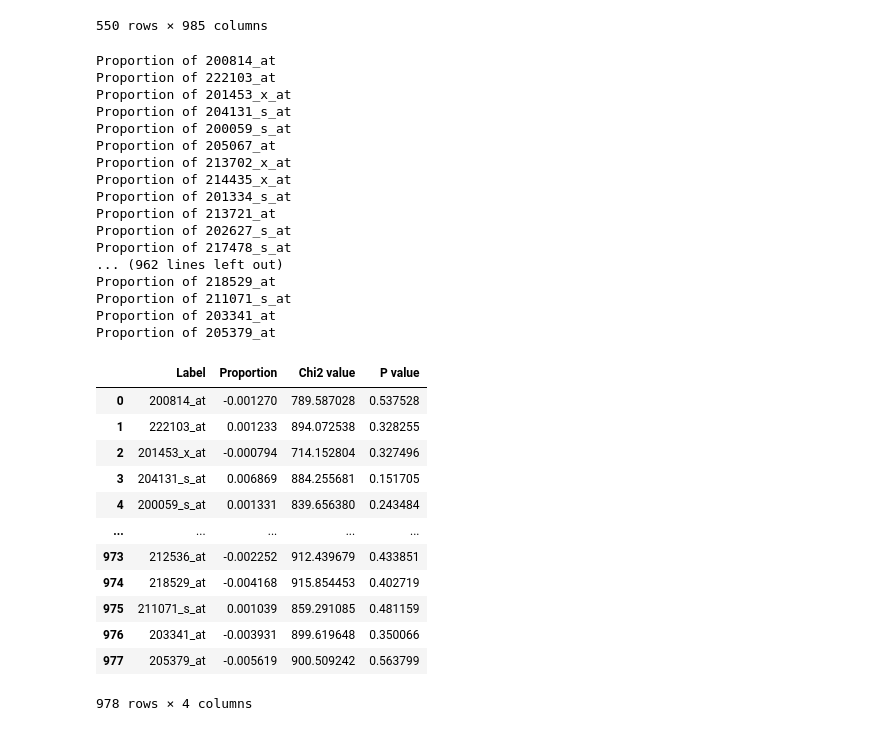
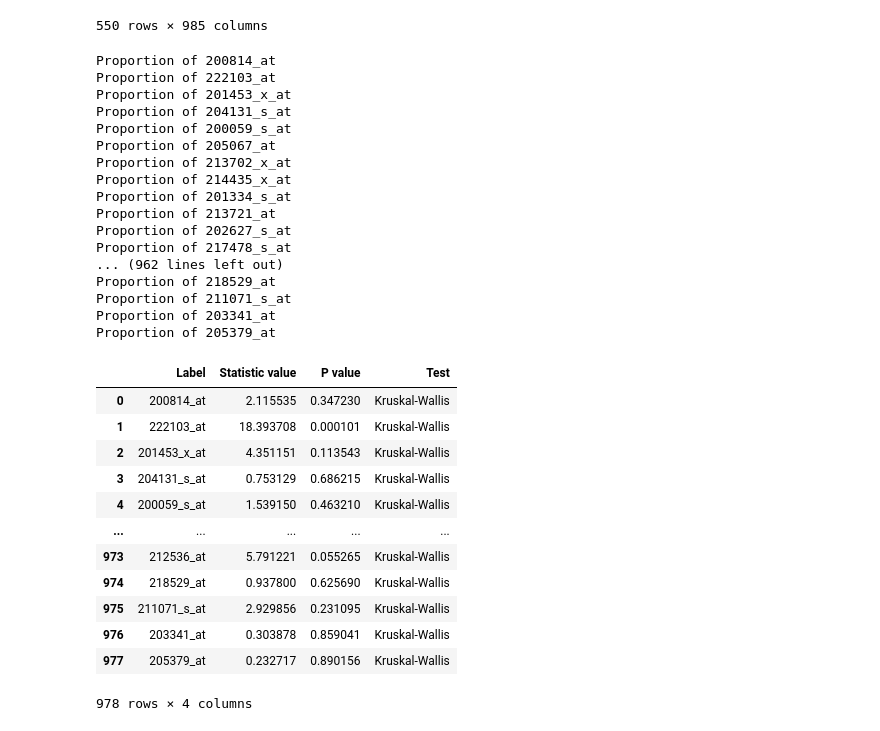
Before and after one commit to srijitseal/DICTrank, a Jupyter notebook: 12_Analyse_DICTrank/05_Predictive_GE_DICTrank.ipynb, the cells around one changed output. Drawn from its saved outputs; the diff is of its cells as text; code cells hidden in the pictures.

```diff
--- a/12_Analyse_DICTrank/05_Predictive_GE_DICTrank.ipynb
+++ b/12_Analyse_DICTrank/05_Predictive_GE_DICTrank.ipynb
@@ -63,11 +63,12 @@ merged_df
 import pandas as pd
 import matplotlib.pyplot as plt
 import seaborn as sns
-from scipy.stats import chi2_contingency
+from scipy.stats import chi2_contingency, mannwhitneyu, kruskal
+
+
 
 # Set a colorblind-friendly palette
 colors = sns.color_palette("colorblind")
-df = merged_df
 results = []
 
 for label in GE.columns[1:]:
@@ -94,56 +95,57 @@ for label in GE.columns[1:]:
     #ax.spines['left'].set_position(('outward', 10))
     #ax.yaxis.set_ticks_position('left')
 
     #plt.show()
 
-    # 2. Chi-squared Test
 
-    # Create a contingency table
-    contingency_table = pd.crosstab(df["DICT _ Concern"], df[label])
+    # Perform the Kruskal-Wallis test
+    group1 = merged_df[merged_df["DICT _ Concern"] == 'most'][label]
+    group2 = merged_df[merged_df["DICT _ Concern"] == 'less'][label]
+    group3 = merged_df[merged_df["DICT _ Concern"] == 'no'][label]
 
-    # Perform the chi-squared test
-    chi2, p, _, _ = chi2_contingency(contingency_table)
+    try:
+        h, p = kruskal(group1, group2, group3)
+    except:
+        continue
 
-    #Store results
-    label_proportions = df[label].mean()
     results.append({
-        'Label': label,
-        'Proportion': label_proportions,
-        'Chi2 value': chi2,
-        'P value': p
-    })
+            'Label': label,
+            'Statistic value': h,
+            'P value': p,
+            'Test': 'Kruskal-Wallis'
+        })
 
 results_df = pd.DataFrame(results)
 results_df
 # %% [output]
 Proportion of 200814_at
 Proportion of 222103_at
 Proportion of 201453_x_at
 Proportion of 204131_s_at
 Proportion of 200059_s_at
 Proportion of 205067_at
 Proportion of 213702_x_at
 Proportion of 214435_x_at
 Proportion of 201334_s_at
 Proportion of 213721_at
 Proportion of 202627_s_at
 Proportion of 217478_s_at
 ... (962 lines left out)
 Proportion of 218529_at
 Proportion of 211071_s_at
 Proportion of 203341_at
 Proportion of 205379_at
-|  | Label | Proportion | Chi2 value | P value |
-| 0 | 200814_at | -0.001270 | 789.587028 | 0.537528 |
-| 1 | 222103_at | 0.001233 | 894.072538 | 0.328255 |
-| 2 | 201453_x_at | -0.000794 | 714.152804 | 0.327496 |
-| 3 | 204131_s_at | 0.006869 | 884.255681 | 0.151705 |
-| 4 | 200059_s_at | 0.001331 | 839.656380 | 0.243484 |
+|  | Label | Statistic value | P value | Test |
+| 0 | 200814_at | 2.115535 | 0.347230 | Kruskal-Wallis |
+| 1 | 222103_at | 18.393708 | 0.000101 | Kruskal-Wallis |
+| 2 | 201453_x_at | 4.351151 | 0.113543 | Kruskal-Wallis |
+| 3 | 204131_s_at | 0.753129 | 0.686215 | Kruskal-Wallis |
+| 4 | 200059_s_at | 1.539150 | 0.463210 | Kruskal-Wallis |
 | ... | ... | ... | ... | ... |
-| 973 | 212536_at | -0.002252 | 912.439679 | 0.433851 |
-| 974 | 218529_at | -0.004168 | 915.854453 | 0.402719 |
-| 975 | 211071_s_at | 0.001039 | 859.291085 | 0.481159 |
-| 976 | 203341_at | -0.003931 | 899.619648 | 0.350066 |
-| 977 | 205379_at | -0.005619 | 900.509242 | 0.563799 |
+| 973 | 212536_at | 5.791221 | 0.055265 | Kruskal-Wallis |
+| 974 | 218529_at | 0.937800 | 0.625690 | Kruskal-Wallis |
+| 975 | 211071_s_at | 2.929856 | 0.231095 | Kruskal-Wallis |
+| 976 | 203341_at | 0.303878 | 0.859041 | Kruskal-Wallis |
+| 977 | 205379_at | 0.232717 | 0.890156 | Kruskal-Wallis |
 978 rows × 4 columns
 # %%
```
Also changed, not shown: parts of 7 cells of this notebook, 35 other files.
